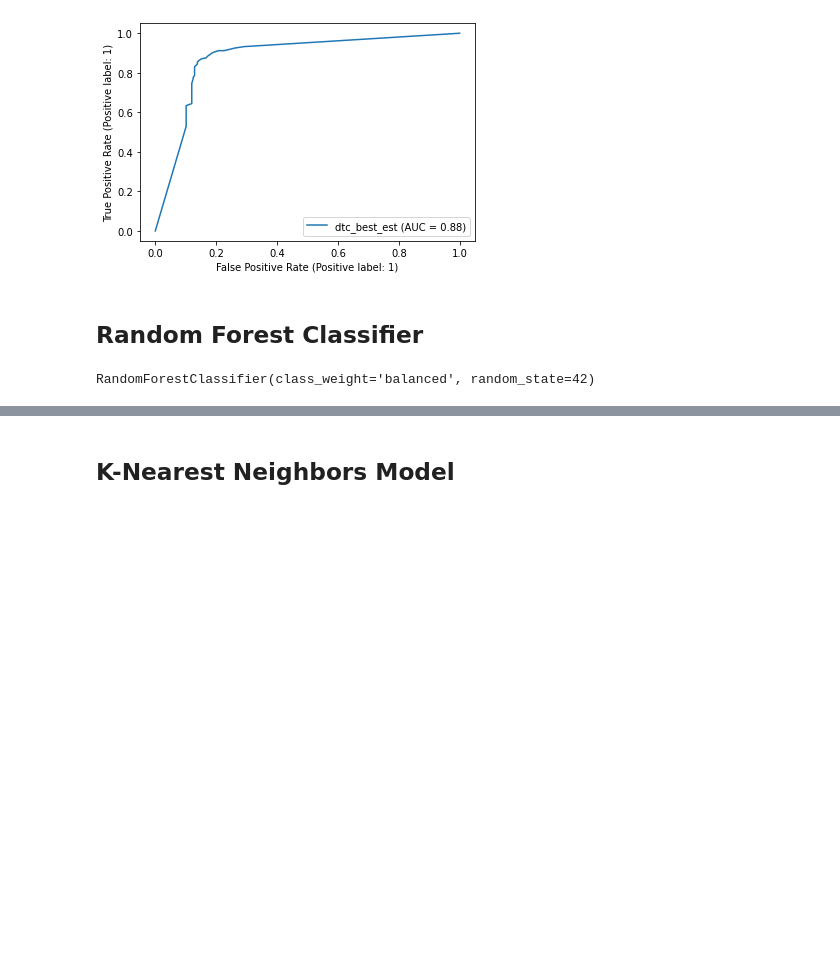
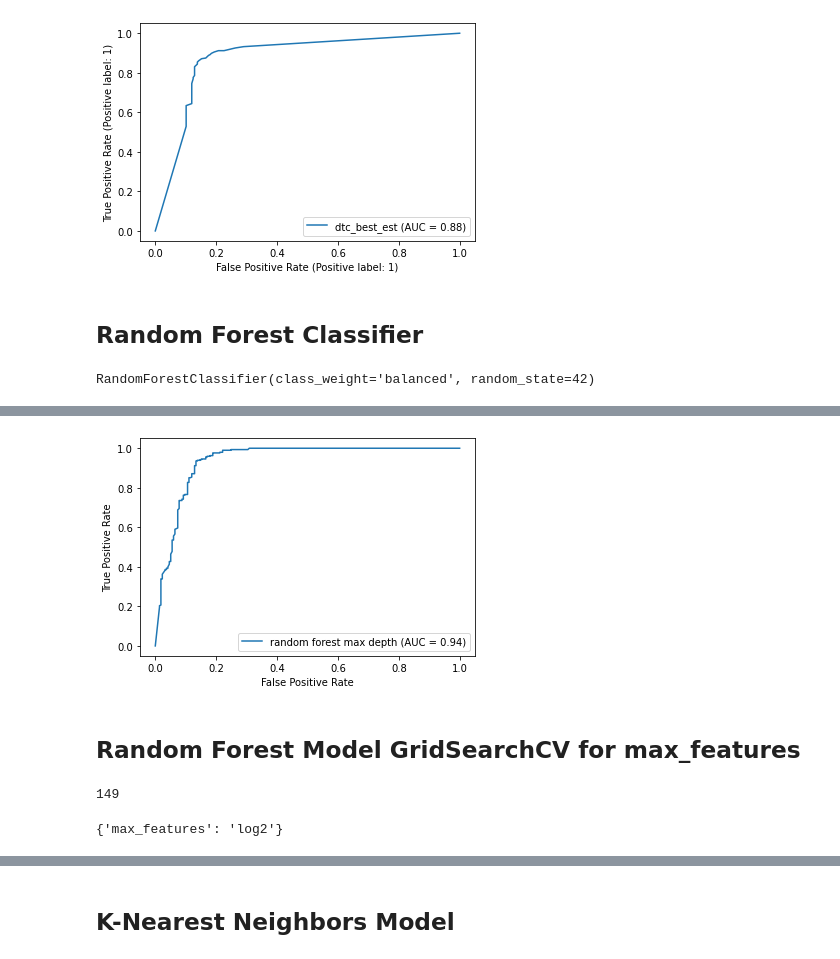
Before and after one commit to brooke57/TKR_FLT3_Drug_Discovery, a Jupyter notebook: Drug_Discovery_Modeling.ipynb, the cells around one changed output, grey strips where cells are left out. Saved outputs shown, nothing was run; the diff lists cells and outputs as text; code cells hidden in the pictures; blank space fills up the shorter version.

```diff
--- a/Drug_Discovery_Modeling.ipynb
+++ b/Drug_Discovery_Modeling.ipynb
@@ -275,0 +318,10 @@ evaluate(first_ran, X_tr, y_tr, X_te, y_te)
+# %%
+plot_roc_curve(rand_search, X_te, y_te, name='random forest max depth');
+# %% [output]
+[figure, added]
+# %% [markdown]
+## **Random Forest Model GridSearchCV for max_features**
+# %%
+first_ran.n_features_in_
+# %% [output]
+149
@@ -275,0 +336,4 @@ evaluate(first_ran, X_tr, y_tr, X_te, y_te)
+# %%
+rand3_output.best_params_
+# %% [output]
+{'max_features': 'log2'}
```
Also changed, not shown: parts of 36 cells of this notebook.
